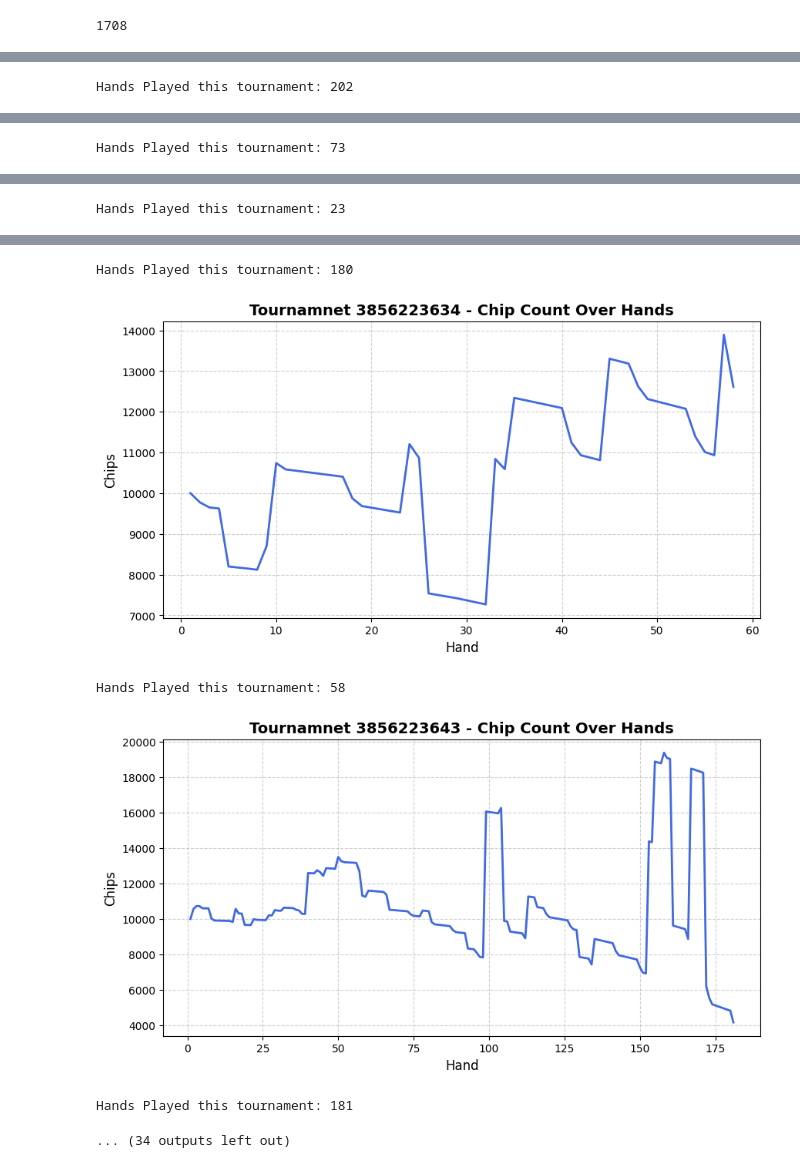
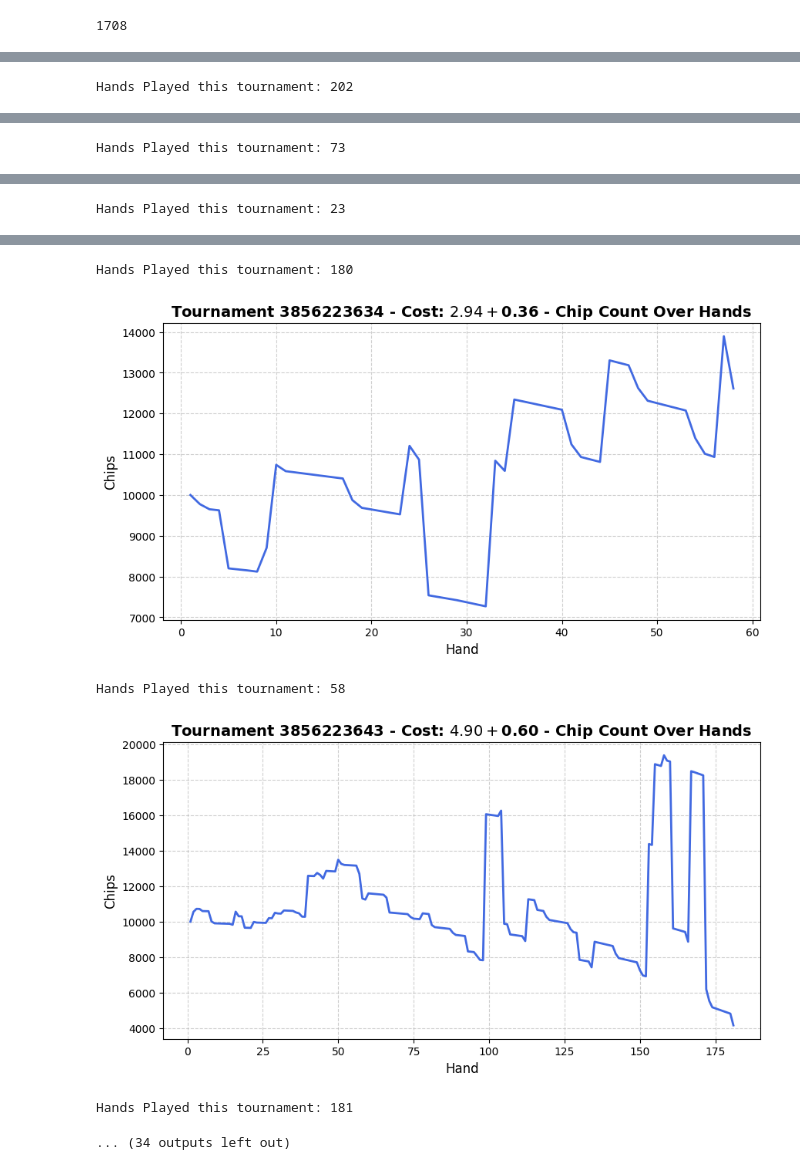
Before and after one commit to KevinMacAmhlaoibh/TournamentTracker, a Jupyter notebook: Poker Tournaments/test.ipynb, the cells around one changed output, grey strips where cells are left out. Drawn from its saved outputs; the diff is of its cells as text; code cells hidden in the pictures.

Commit message:
added tournamnet cost as a metric

```diff
--- a/Poker Tournaments/test.ipynb
+++ b/Poker Tournaments/test.ipynb
@@ -9,6 +9,7 @@ FOLDER_PATH = "C:\\Users\\km154756\\TournamentTracker\\data\\Kevin12345Mc"
 # %%
 tournament_data = {}
 total_hands_played = 0
+total_tournament_cost = 0
 # %%
 hand_pattern = re.compile(
     r"PokerStars Hand #(\d+): Tournament #(\d+), (\$\d+\.\d+\+\$\d+\.\d+) USD .*? - (\d{4}/\d{2}/\d{2} \d{2}:\d{2}:\d{2} \w+)"
@@ -52,7 +53,7 @@ for file_name in os.listdir(FOLDER_PATH):
 
                 if current_hand and current_chips:
                     if current_tournament not in tournament_data:
-                        tournament_data[current_tournament] = {"hand_number": [], "start_chips": []}
+                        tournament_data[current_tournament] = {"hand_number": [], "start_chips": [], "cost": current_tournament_cost}
 
                     tournament_data[current_tournament]["hand_number"].append(int(current_hand))
                     tournament_data[current_tournament]["start_chips"].append(int(current_chips))
@@ -62,7 +63,5 @@ for file_name in os.listdir(FOLDER_PATH):
 
                     existing_tournaments.add(current_tournament)
 
-                    print(f"New Tournament {current_tournament} Found and Processed")
-
 print("All new tournaments have been read!")
 # %% [output]
@@ -86,14 +69,24 @@ All new tournaments have been read!
 # %%
 for tournament, data in tournament_data.items():
     total_hands_played += len(data["hand_number"])
+    cost = data["cost"]
+
+    cost_parts = cost.split('+')
+    cost_value = float(cost_parts[0][1:]) + float(cost_parts[1][1:])
+    total_tournament_cost += cost_value
 
 print(total_hands_played)
+average_tournament_cost = total_tournament_cost / len(tournament_data)
 # %% [output]
 1708
+# %%
+all_hands_played = 0
 # %%
 for tournament, data in tournament_data.items():
     raw_x = data["hand_number"]
     y = data["start_chips"]
+
+    all_hands_played += len(raw_x)
 
     x = list(range(1, len(raw_x) + 1))
 
@@ -102,10 +95,14 @@ for tournament, data in tournament_data.items():
 
     plt.grid(True, linestyle="--", alpha=0.6)
 
-    plt.title(f"Tournamnet {tournament} - Chip Count Over Hands", fontsize=14, fontweight="bold")
+    plt.title(f"Tournament {tournament} - Cost: {data['cost']} - Chip Count Over Hands", fontsize=14, fontweight="bold")
     plt.xlabel("Hand", fontsize=12)
     plt.ylabel("Chips", fontsize=12)
 
     plt.show()
     print(f"Hands Played this tournament: {len(raw_x)}")
+print(f"Tournaments Played: {len(tournament_data)}")
+print(f"Total Hands Played: {all_hands_played}")
+print(f"Total Tournament Cost: ${total_tournament_cost:.2f}")
+print(f"Average Tournament Cost: {average_tournament_cost:.2f}")
 # %% [output]
@@ -119,6 +116,6 @@ Hands Played this tournament: 23
 Hands Played this tournament: 180
-[figure, old version]
+[figure, new version]
 Hands Played this tournament: 58
-[figure, old version]
+[figure, new version]
 Hands Played this tournament: 181
 ... (34 outputs left out)
```
Also changed, not shown: parts of 2 cells of this notebook, 1 other file.
